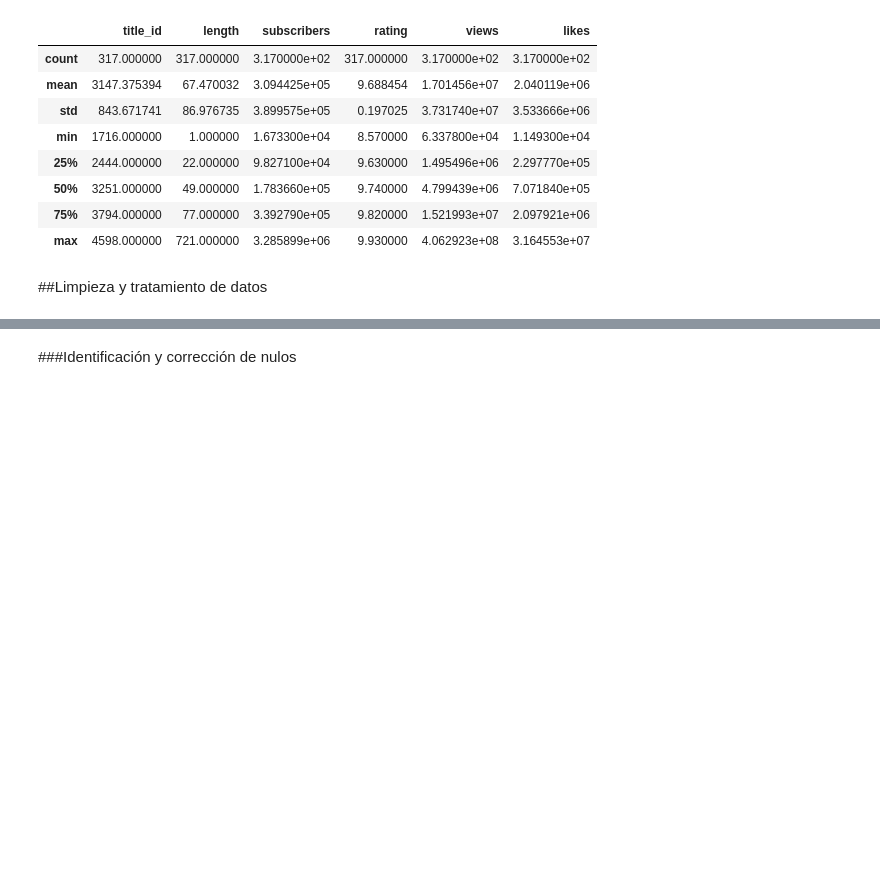
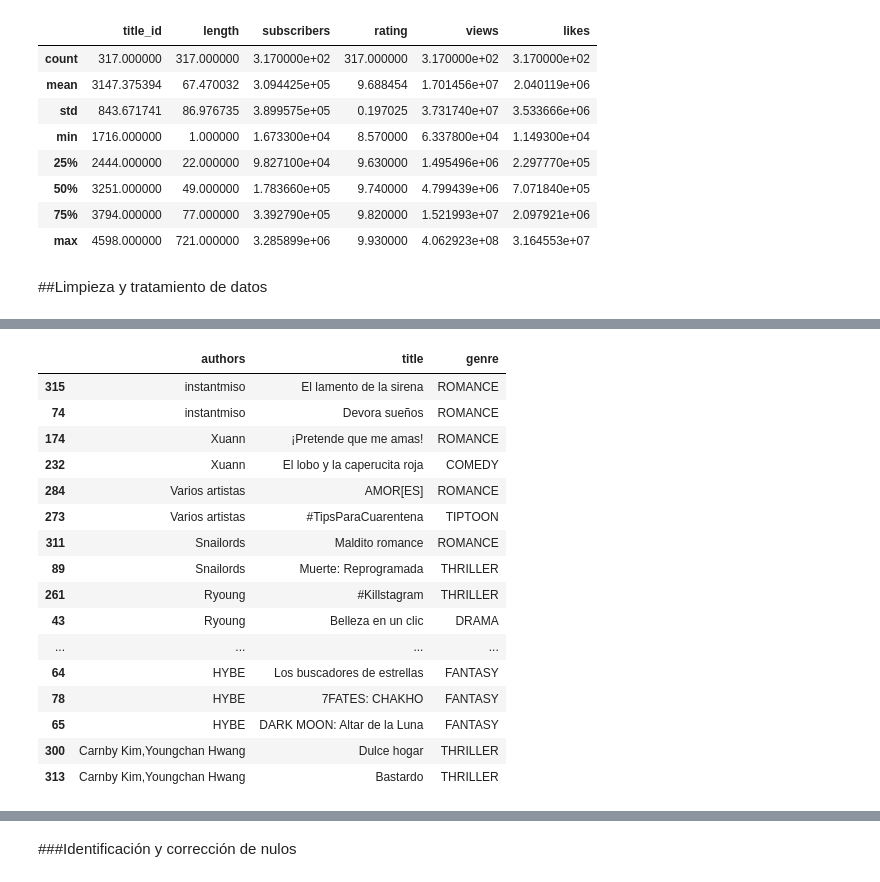
Before and after one commit to lucero-huaman/Webtoon-analysis-and-recomendations, a Jupyter notebook: Webtoon_analysis_and_recomendations.ipynb, the cells around one changed output, grey strips where cells are left out. Cells and saved outputs as stored; diff of their text form; code cells hidden in the pictures; blank space fills up the shorter version.

```diff
--- a/Webtoon_analysis_and_recomendations.ipynb
+++ b/Webtoon_analysis_and_recomendations.ipynb
@@ -63,0 +90,21 @@ data.describe()
+# %%
+cant_author_filt = data[data['authors'].map(data['authors'].value_counts()) > 1][['authors','title', 'genre']]
+cant_author_filt.sort_values(by=['authors'], ascending=False)
+# %% [output]
+|  | authors | title | genre |
+| 315 | instantmiso | El lamento de la sirena | ROMANCE |
+| 74 | instantmiso | Devora sueños | ROMANCE |
+| 174 | Xuann | ¡Pretende que me amas! | ROMANCE |
+| 232 | Xuann | El lobo y la caperucita roja | COMEDY |
+| 284 | Varios artistas | AMOR[ES] | ROMANCE |
+| 273 | Varios artistas | #TipsParaCuarentena | TIPTOON |
+| 311 | Snailords | Maldito romance | ROMANCE |
+| 89 | Snailords | Muerte: Reprogramada | THRILLER |
+| 261 | Ryoung | #Killstagram | THRILLER |
+| 43 | Ryoung | Belleza en un clic | DRAMA |
+| ... | ... | ... | ... |
+| 64 | HYBE | Los buscadores de estrellas | FANTASY |
+| 78 | HYBE | 7FATES: CHAKHO | FANTASY |
+| 65 | HYBE | DARK MOON: Altar de la Luna | FANTASY |
+| 300 | Carnby Kim,Youngchan Hwang | Dulce hogar | THRILLER |
+| 313 | Carnby Kim,Youngchan Hwang | Bastardo | THRILLER |
```
Also changed, not shown: parts of 12 cells of this notebook, 23 other files.
